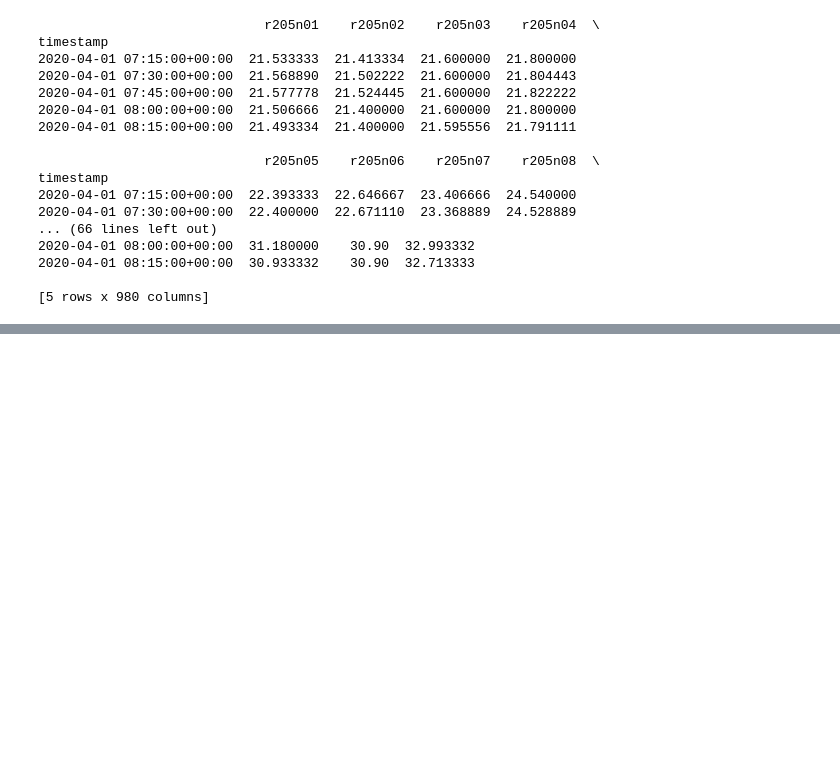
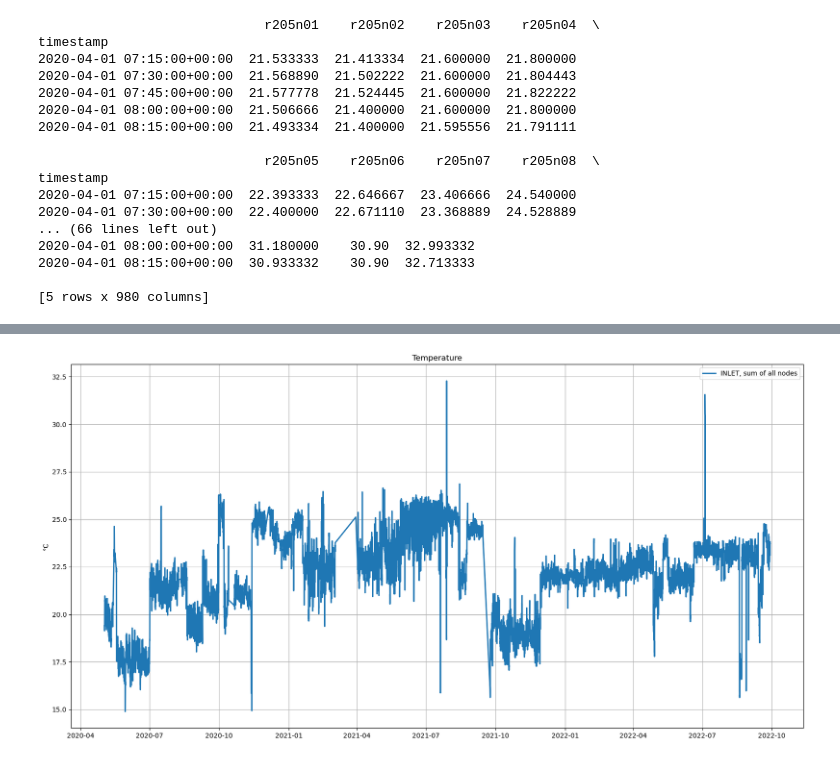
Before and after one commit to LSquarzoni/GreenTeam, a Jupyter notebook: TEMP_Dataset.ipynb, the cells around one changed output, grey strips where cells are left out. Cells and saved outputs as stored; diff of their text form; code cells hidden in the pictures; blank space fills up the shorter version.

```diff
--- a/TEMP_Dataset.ipynb
+++ b/TEMP_Dataset.ipynb
@@ -63,0 +90,5 @@ dataset_TEMP_out.to_csv(output_file, index_label='timestamp')
+# %%
+# To get (and plot) the mean temperature in all nodes, each sample of time
+showplot(dataset_TEMP_in.mean(axis=1), (20,10), 'INLET, sum of all nodes')
+# %% [output]
+[figure, added]
```
Also changed, not shown: parts of 6 cells of this notebook, 1 other file.
